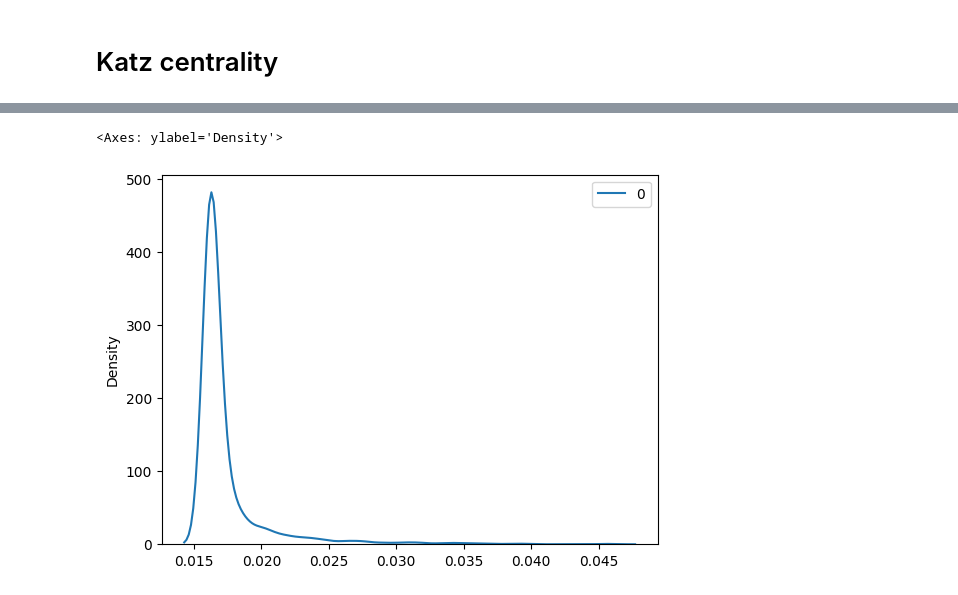
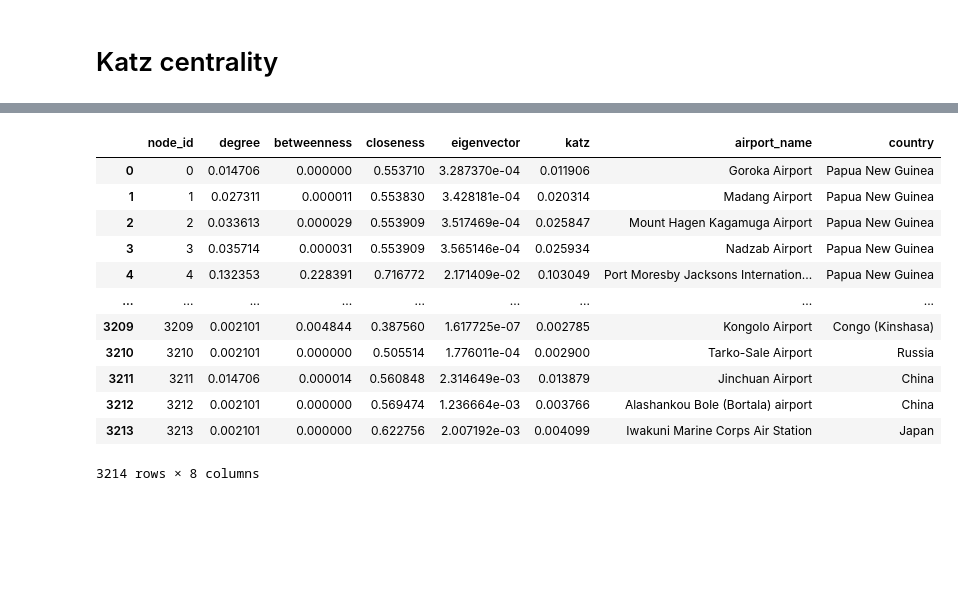
Before and after one commit to sugy-w/Veda-o-sietach-Projekt-JPD-, a Jupyter notebook: general analysis/network_centrality.ipynb, the cells around one changed output, grey strips where cells are left out. Drawn from its saved outputs; the diff is of its cells as text; code cells hidden in the pictures; blank space fills up the shorter version.

```diff
--- a/general analysis/network_centrality.ipynb
+++ b/general analysis/network_centrality.ipynb
@@ -146,5 +144,41 @@ print_top_centrality(katz_centrality, nodes)
-# %%
-sns.kdeplot(katz_centrality.values())
-# %% [output]
-<Axes: ylabel='Density'>
-[figure, removed]
+# %%
+data = {
+    'degree': distance_centrality,
+    'betweenness': betweenness_centrality,
+    'closeness': closeness_centrality,
+    'eigenvector': eigenvector_centrality,
+    'katz': katz_centrality
+}
+
+df = pd.DataFrame(data)
+
+# Reset index
+df = df.reset_index().rename(columns={'index': 'node_id'})
+
+nodes_clean = nodes.copy()
+nodes_clean.columns = nodes_clean.columns.str.strip()
+df = df.merge(nodes_clean[["id", "name", "country"]], left_on="node_id", right_on="id", how="left")
+
+df = df.drop(columns=['id']).rename(columns={'name': 'airport_name'})
+
+# Normalize
+cols_to_norm = ['degree', 'betweenness', 'closeness', 'eigenvector', 'katz']
+df_norm = df.copy()
+for col in cols_to_norm:
+    df_norm[col] = (df[col] - df[col].min()) / (df[col].max() - df[col].min())
+
+df_norm
+# %% [output]
+|  | node_id | degree | betweenness | closeness | eigenvector | katz | airport_name | country |
+| 0 | 0 | 0.014706 | 0.000000 | 0.553710 | 3.287370e-04 | 0.011906 | Goroka Airport | Papua New Guinea |
+| 1 | 1 | 0.027311 | 0.000011 | 0.553830 | 3.428181e-04 | 0.020314 | Madang Airport | Papua New Guinea |
+| 2 | 2 | 0.033613 | 0.000029 | 0.553909 | 3.517469e-04 | 0.025847 | Mount Hagen Kagamuga Airport | Papua New Guinea |
+| 3 | 3 | 0.035714 | 0.000031 | 0.553909 | 3.565146e-04 | 0.025934 | Nadzab Airport | Papua New Guinea |
+| 4 | 4 | 0.132353 | 0.228391 | 0.716772 | 2.171409e-02 | 0.103049 | Port Moresby Jacksons Internation... | Papua New Guinea |
+| ... | ... | ... | ... | ... | ... | ... | ... | ... |
+| 3209 | 3209 | 0.002101 | 0.004844 | 0.387560 | 1.617725e-07 | 0.002785 | Kongolo Airport | Congo (Kinshasa) |
+| 3210 | 3210 | 0.002101 | 0.000000 | 0.505514 | 1.776011e-04 | 0.002900 | Tarko-Sale Airport | Russia |
+| 3211 | 3211 | 0.014706 | 0.000014 | 0.560848 | 2.314649e-03 | 0.013879 | Jinchuan Airport | China |
+| 3212 | 3212 | 0.002101 | 0.000000 | 0.569474 | 1.236664e-03 | 0.003766 | Alashankou Bole (Bortala) airport | China |
+| 3213 | 3213 | 0.002101 | 0.000000 | 0.622756 | 2.007192e-03 | 0.004099 | Iwakuni Marine Corps Air Station | Japan |
+3214 rows × 8 columns
```
Also changed, not shown: parts of 26 cells of this notebook.
